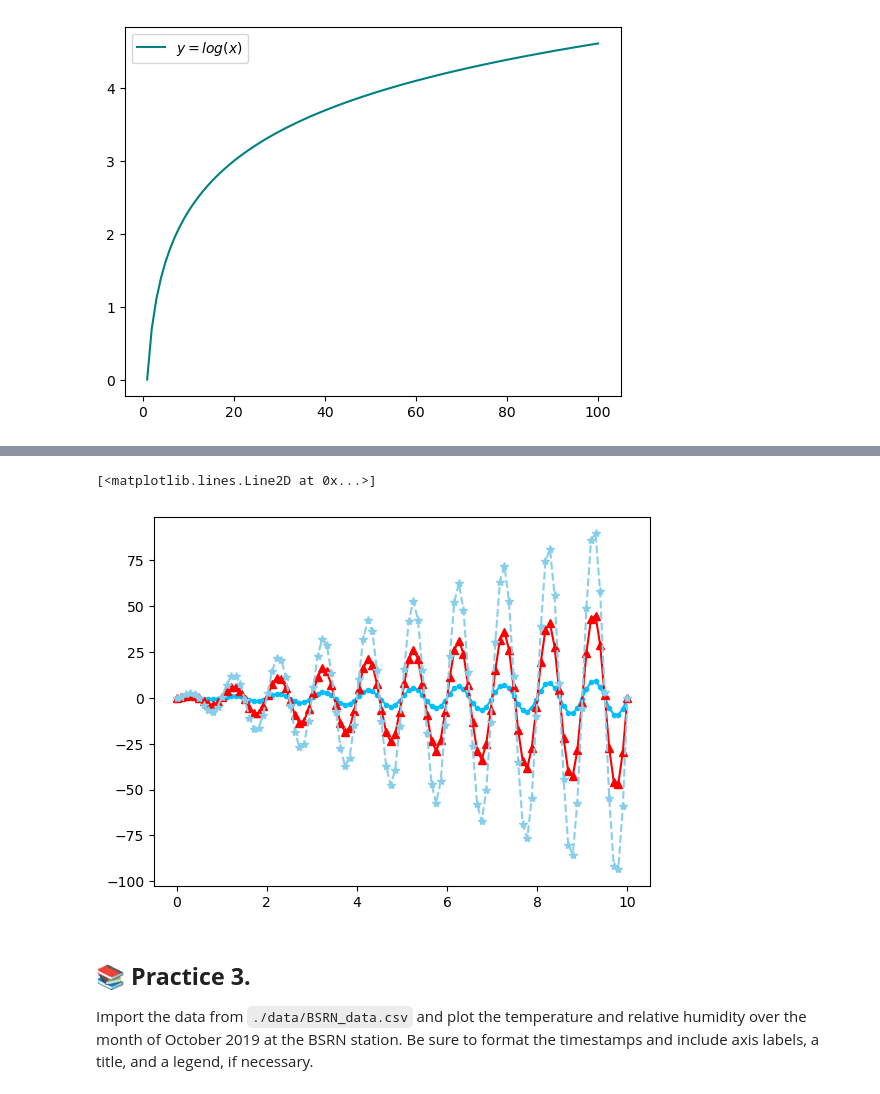
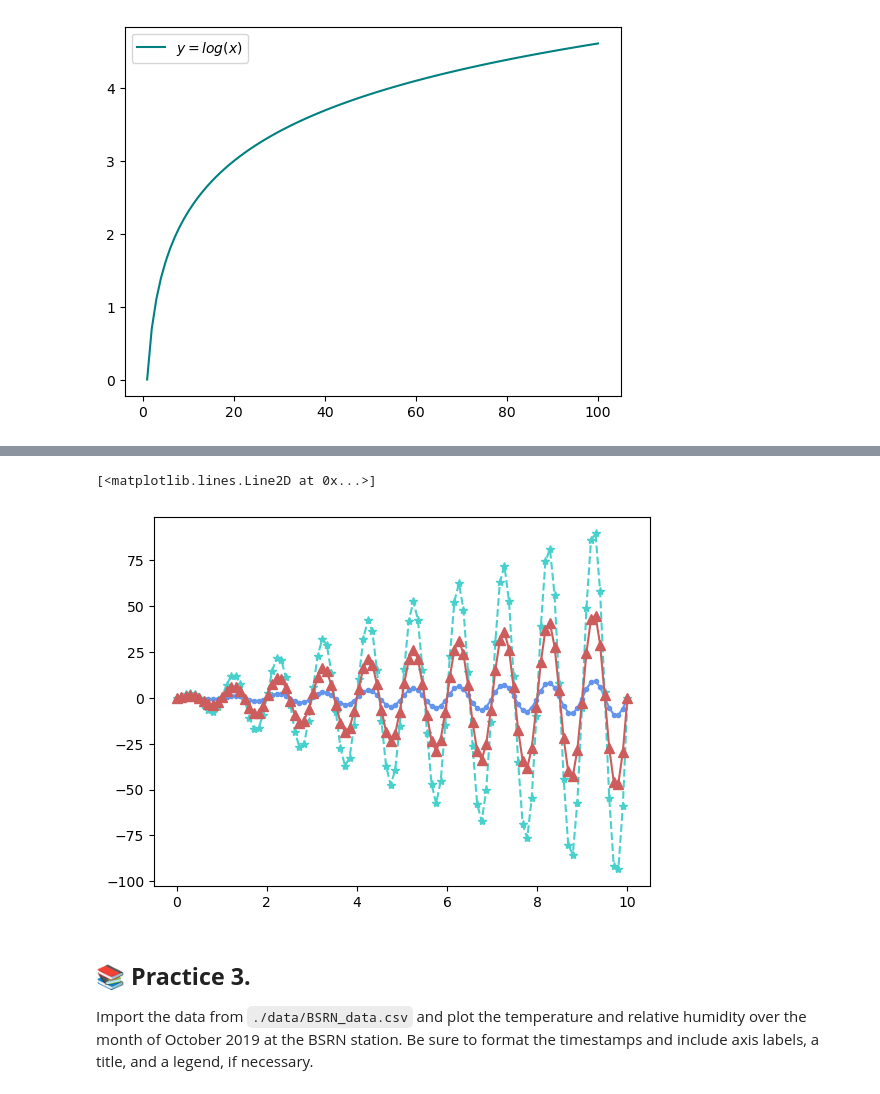
Before and after one commit to a-ramji/eds217_2023, a Jupyter notebook: practice_sessions/practice_5-1_matplotlib.ipynb, the cells around one changed output, grey strips where cells are left out. Saved outputs shown, nothing was run; the diff lists cells and outputs as text; code cells hidden in the pictures.

```diff
--- a/practice_sessions/practice_5-1_matplotlib.ipynb
+++ b/practice_sessions/practice_5-1_matplotlib.ipynb
@@ -40,15 +40,15 @@ Recreate the plot below. You do not need to match the colors exactly, but do not
 # %%
 x2 = np.linspace(0,10,100)
 y2 = x2 * (np.sin(2*(np.pi)*x2))
 
 fig2 = plt.figure()
 
-plt.plot(x2, (1 * y2), color='deepskyblue', marker='o', markersize=3)
-plt.plot(x2, (5 * y2), color='red', marker='^')
-plt.plot(x2, (10 * y2), color='skyblue', marker='*', linestyle='--')
+plt.plot(x2, (y2), color='cornflowerblue', marker='o', markersize=3)  #linestyle='-.', linewidth=1)
+plt.plot(x2, (10 * y2), color='mediumturquoise', marker='*', linestyle='--')
+plt.plot(x2, (5 * y2), color='indianred', marker='^', markersize=7)
 # %% [output]
 [<matplotlib.lines.Line2D at 0x...>]
-[figure, old version]
+[figure, new version]
 # %% [markdown]
 ## 📚  <b> Practice 3. </b>
 
```
Also changed, not shown: parts of 25 cells of this notebook.
